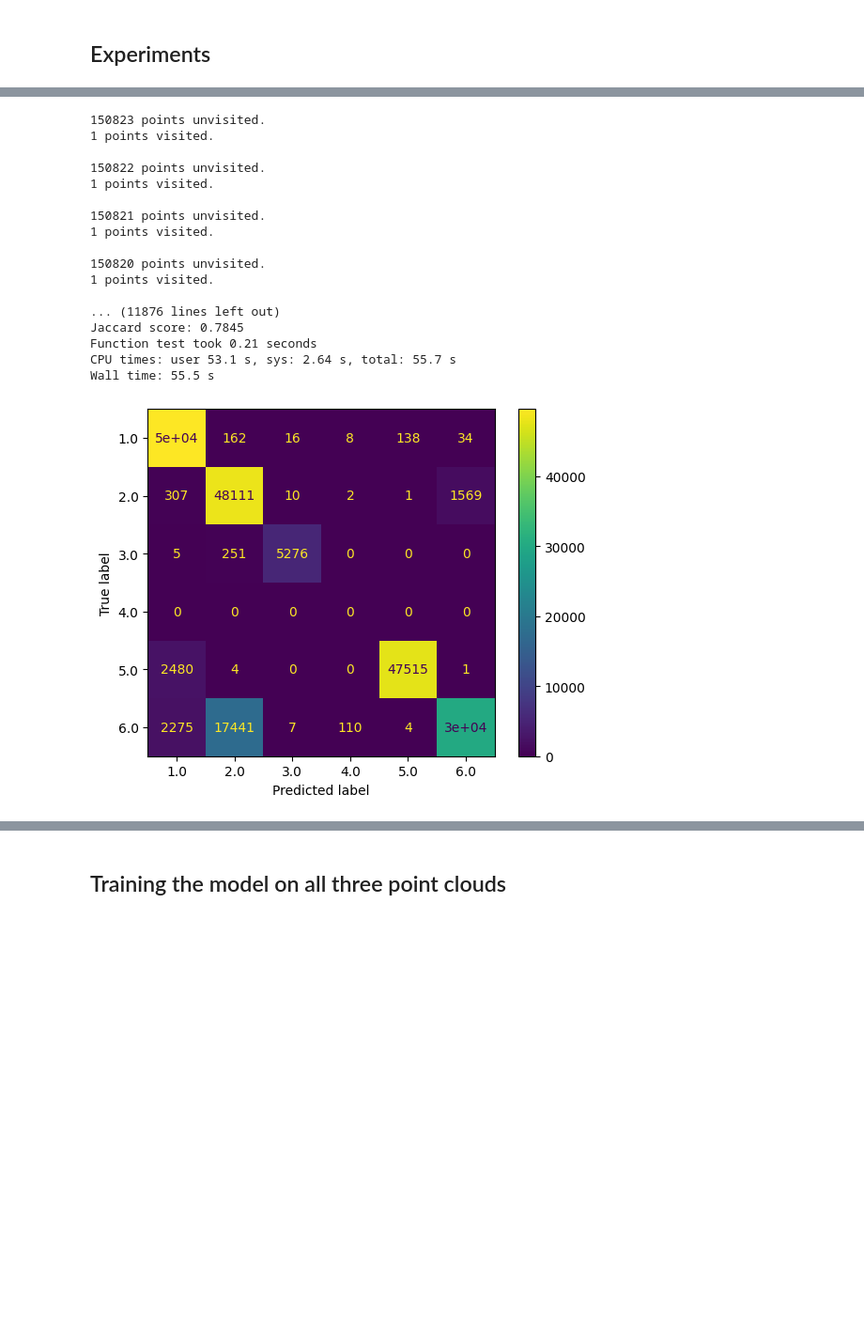
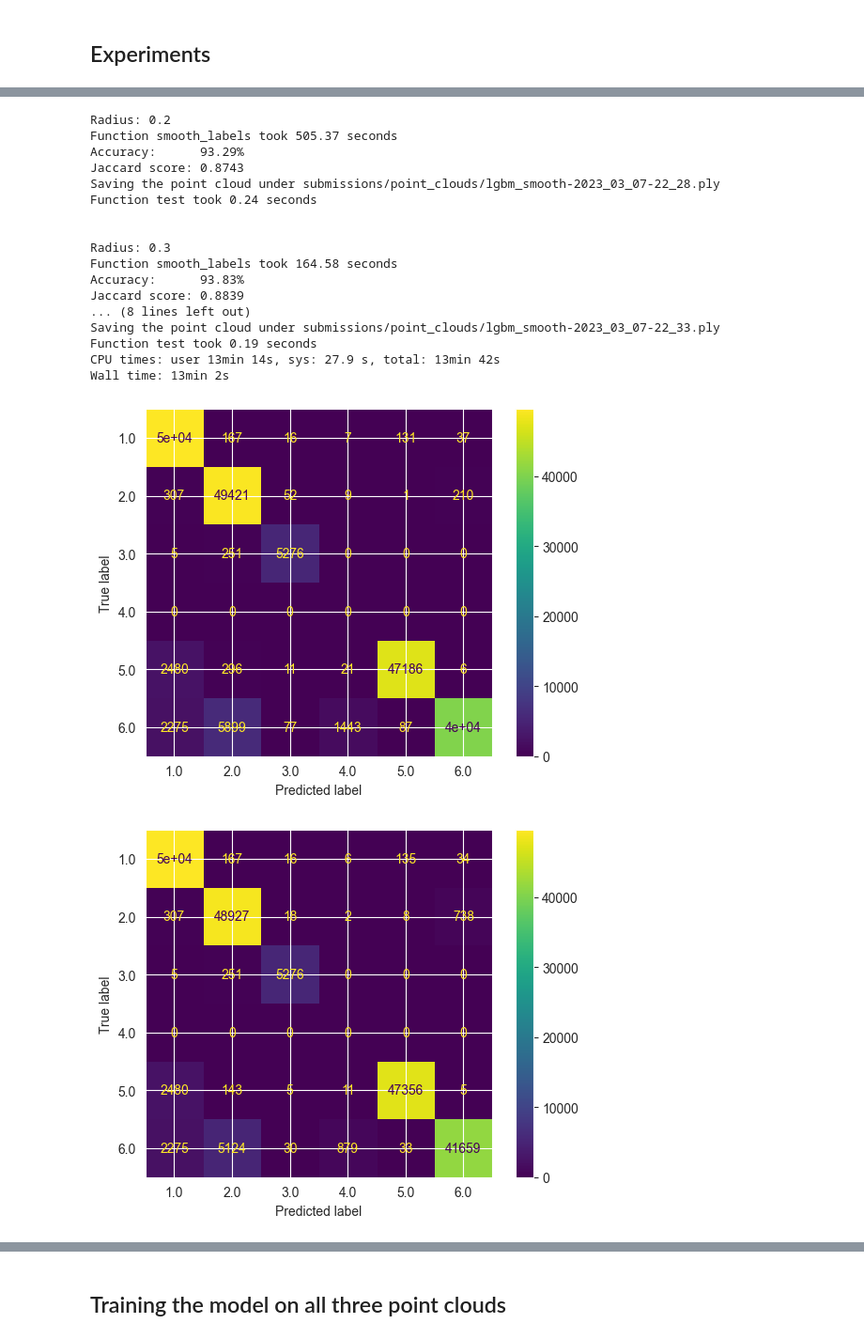
Before and after one commit to aubin-tchoi/npm3d, a Jupyter notebook: mini_challenge/mini_challenge_subsampling.ipynb, the cells around one changed output, grey strips where cells are left out. Shown at 94% size. Cells and saved outputs as stored; diff of their text form; code cells hidden in the pictures; blank space fills up the shorter version.

Commit message:
added data analysis part + cross_val on smoothing algorithm

```diff
--- a/mini_challenge/mini_challenge_subsampling.ipynb
+++ b/mini_challenge/mini_challenge_subsampling.ipynb
@@ -77,6 +107,10 @@ def test(
     point_cloud: np.ndarray,
     file_path: str = f"submissions/point_clouds/{model_name}-{datetime.now().strftime('%Y_%m_%d-%H_%M')}.ply",
 ) -> None:
+    """
+    Displays a few metrics to validate the model: accuracy, Jaccard score, confusion matrix.
+    Also saves the point cloud with additional scalar fields containing the true and predicted labels to enable visualization of the errors.
+    """
     print(f"Accuracy:      {accuracy_score(test_labels, predicted_labels) * 100:.2f}%")
     print(
         f"Jaccard score: {jaccard_score(test_labels, predicted_labels, average='micro'):.4f}"
@@ -84,6 +118,7 @@ def test(
     ConfusionMatrixDisplay.from_predictions(test_labels, predicted_labels)
 
     if len(point_cloud) == len(predicted_labels):
+        print(f"Saving the point cloud under {file_path}")
         write_ply(
             file_path,
             [
@@ -190,28 +382,53 @@ Wall time: 2.95 s
 # %%
 %%time
-smooth_labels(test_point_cloud, prediction, 0.3, len(features_extractor.label_names))
-test(
-    prediction,
-    y_val,
-    test_point_cloud,
-    file_path=f"submissions/point_clouds/{model_name}_smooth-{datetime.now().strftime('%Y_%m_%d-%H_%M')}.ply",
-)
+run_radius_comparison = False  # @param {type:"boolean"}
+
+if run_radius_comparison:
+    for radius in [0.2, 0.3, 0.4]:
+        print(f"\n\nRadius: {radius}")
+        prediction = clf.predict(X_val)
+        aggregated_features = features_extractor.aggregate_features(X_val)
+        smooth_labels(
+            test_point_cloud,
+            prediction,
+            radius,
+            len(features_extractor.label_names),
+            aggregated_features[:, 2],
+            aggregated_features[:, 5],
+            aggregated_features[:, 13],
+            aggregated_features[:, 15],
+            aggregated_features[:, 20],
+            thresholds={
+                "omnivariance": 10,
+                "planarity": 40,
+                "neighborhood_size": 160,
+                "moment_x_sq": 200,
+                "moment_y_sq": 180,
+            },
+        )
+        test(
+            prediction,
+            y_val,
+            test_point_cloud,
+            file_path=f"submissions/point_clouds/{model_name}_smooth-{datetime.now().strftime('%Y_%m_%d-%H_%M')}.ply",
+        )
 # %% [output]
-150823 points unvisited.
-1 points visited.
+Radius: 0.2
+Function smooth_labels took 505.37 seconds
+Accuracy:      93.29%
+Jaccard score: 0.8743
+Saving the point cloud under submissions/point_clouds/lgbm_smooth-2023_03_07-22_28.ply
+Function test took 0.24 seconds
 
-150822 points unvisited.
-1 points visited.
 
-150821 points unvisited.
-1 points visited.
-
-150820 points unvisited.
-1 points visited.
-
-... (11876 lines left out)
-Jaccard score: 0.7845
-Function test took 0.21 seconds
-CPU times: user 53.1 s, sys: 2.64 s, total: 55.7 s
-Wall time: 55.5 s
+Radius: 0.3
+Function smooth_labels took 164.58 seconds
+Accuracy:      93.83%
+Jaccard score: 0.8839
+... (8 lines left out)
+Saving the point cloud under submissions/point_clouds/lgbm_smooth-2023_03_07-22_33.ply
+Function test took 0.19 seconds
+CPU times: user 13min 14s, sys: 27.9 s, total: 13min 42s
+Wall time: 13min 2s
-[figure, old version]
+[figure, new version]
+[figure, added]
```
Also changed, not shown: parts of 31 cells of this notebook.
